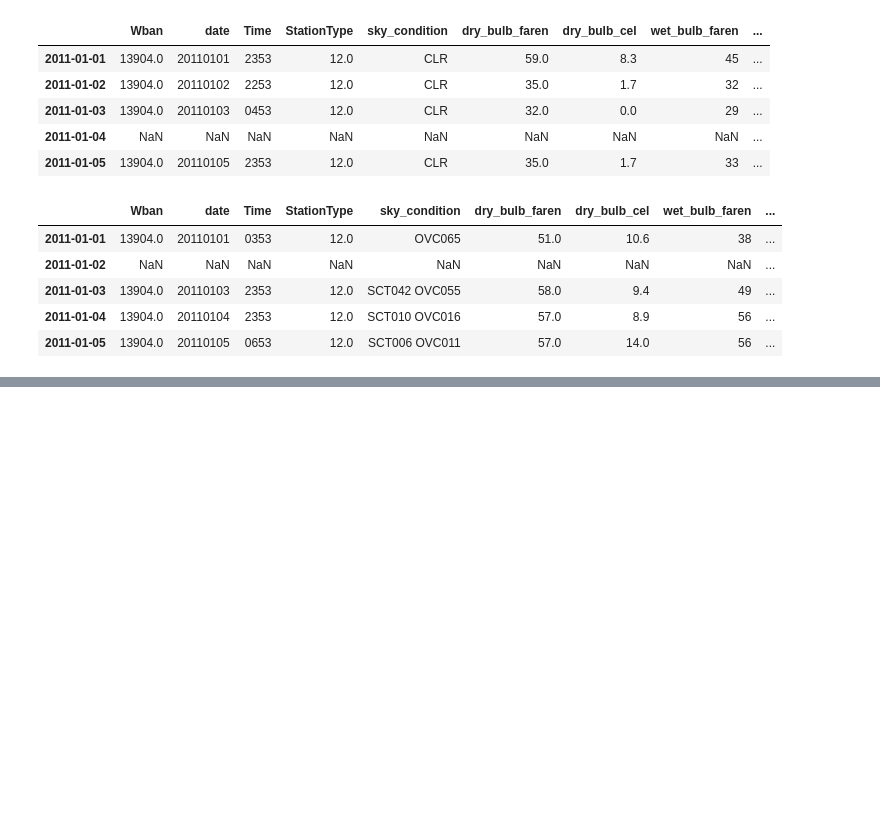
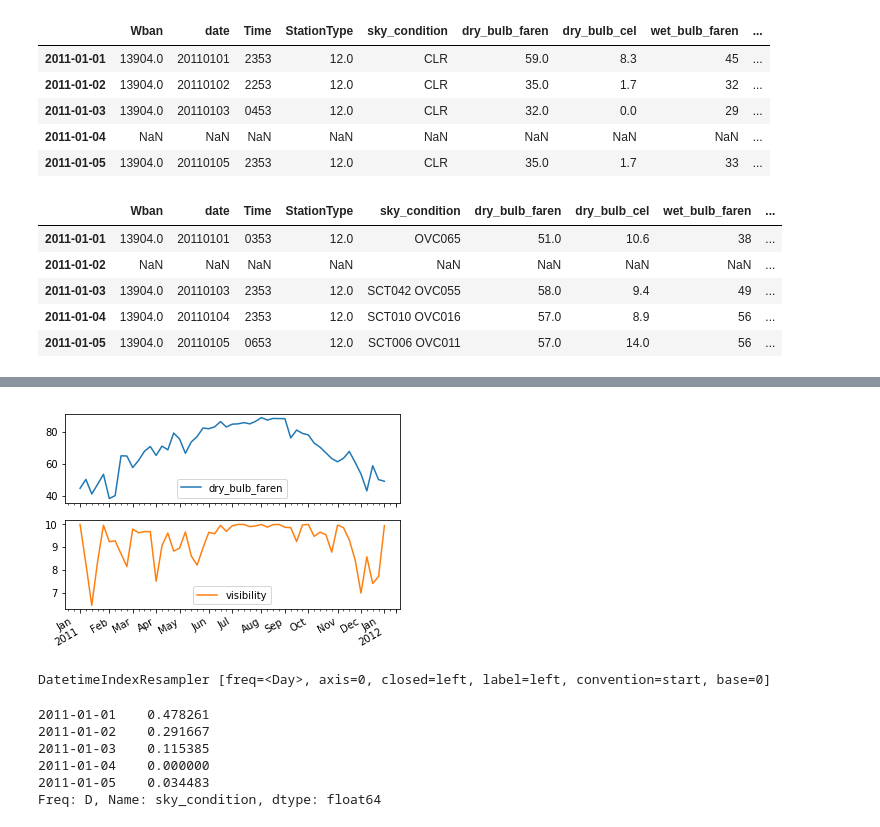
Before and after one commit to marytaylor/Sunlight-in-Austin, a Jupyter notebook: Sunlight_in_Austin.ipynb, the cells around one changed output, grey strips where cells are left out. Drawn from its saved outputs; the diff is of its cells as text; code cells hidden in the pictures; blank space fills up the shorter version.

```diff
--- a/Sunlight_in_Austin.ipynb
+++ b/Sunlight_in_Austin.ipynb
@@ -300,0 +298,7 @@ overcast_daily_max.head()
+# %%
+# remove single 'M' string
+df_clean = df_clean[~df_clean['visibility'].str.contains("M", na=False)]
+# convert visibility values to float
+df_clean['visibility'] = df_clean['visibility'].astype(float)
+# confirm 'M's are gone and values are floats
+df_clean['visibility'].unique()
@@ -300,0 +309,12 @@ overcast_daily_max.head()
+# %%
+# ==================================
+# Visual Exploratory Data Analysis
+# ==================================
+# Is there a correlation between temperature and visibility?
+
+# Select the visibility and dry_bulb_faren columns and resample weekly
+weekly_mean = df_clean[['dry_bulb_faren', 'visibility']].resample('W').mean()
+
+# Print the correlation
+weekly_mean.head()
+#print(weekly_mean.corr())
@@ -300,0 +328,38 @@ overcast_daily_max.head()
+# %%
+# no coorelation
+weekly_mean.plot(subplots=True, layout=(2, 1))
+plt.show()
+# %% [output]
+[figure, added]
+# %%
+# visualize the fraction of days that are sunny
+
+# Using df_clean, when is sky_condition 'CLR'?
+is_sky_clear = df_clean['sky_condition'] == 'CLR'
+
+# Resample is_sky_clear by day
+resampled = is_sky_clear.resample('D')
+
+# Check the output
+resampled
+# %% [output]
+DatetimeIndexResampler [freq=<Day>, axis=0, closed=left, label=left, convention=start, base=0]
+# %%
+# Calculate the number of sunny hours per day
+sunny_hours = resampled.sum()
+
+# Calculate the number of measured hours per day
+total_hours = resampled.count()
+
+# Calculate the fraction of hours per day that were sunny
+sunny_fraction = sunny_hours/total_hours
+
+# Check Output
+sunny_fraction.head()
+# %% [output]
+2011-01-01    0.478261
+2011-01-02    0.291667
+2011-01-03    0.115385
+2011-01-04    0.000000
+2011-01-05    0.034483
+Freq: D, Name: sky_condition, dtype: float64
```
Also changed, not shown: parts of 7 cells of this notebook.
